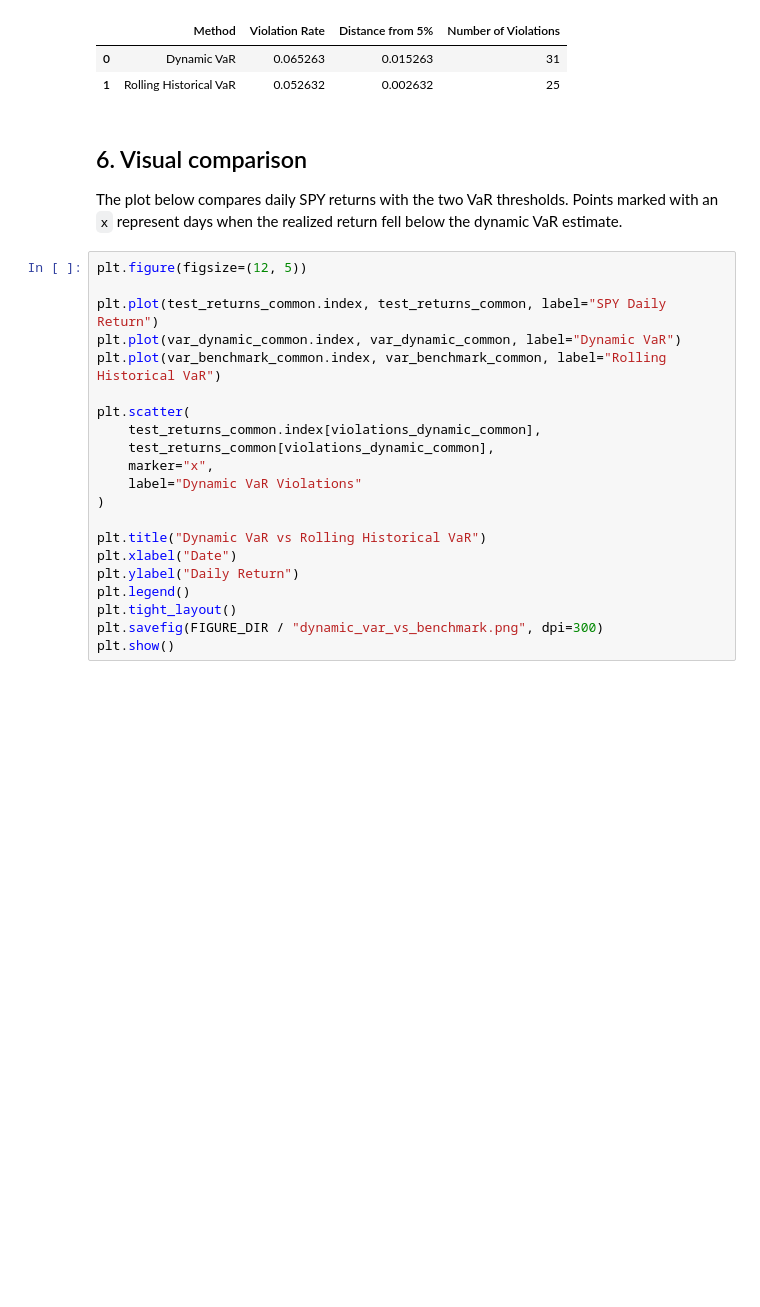
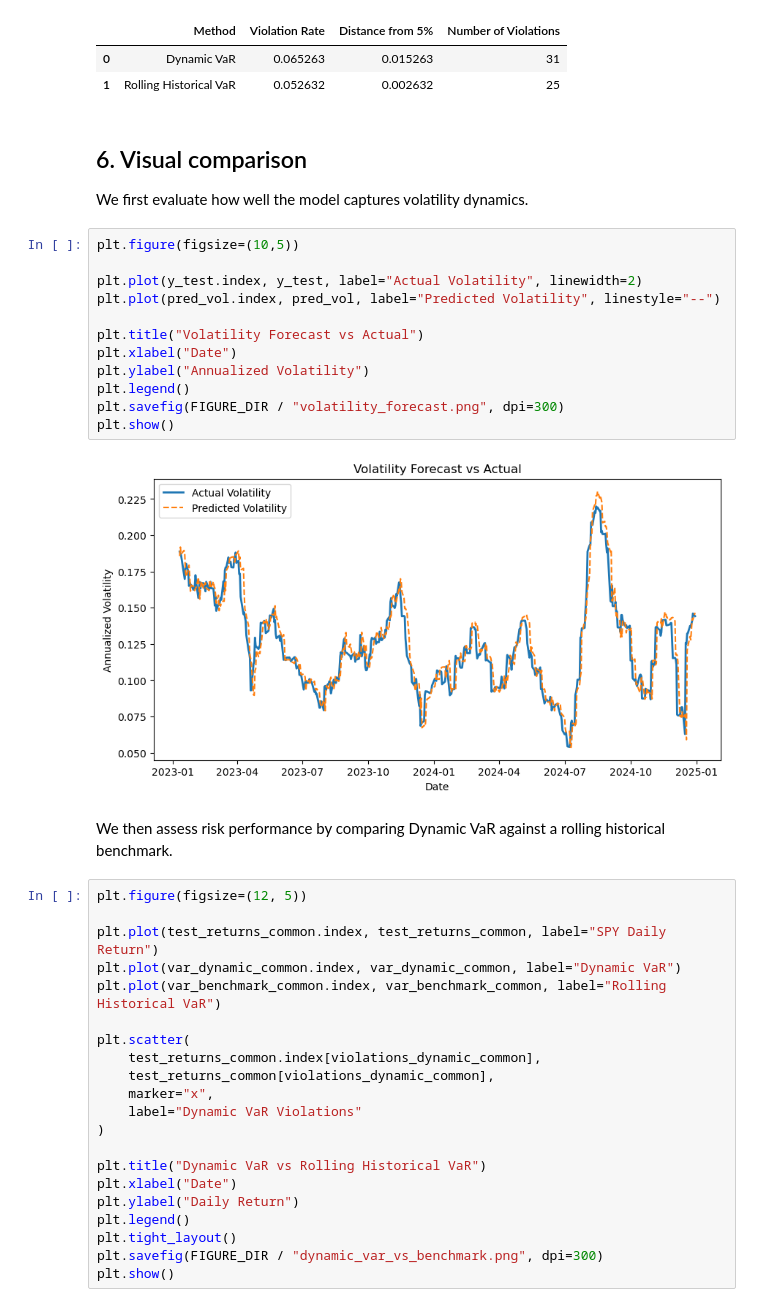
Before and after one commit to vinswwww/volatility-prediction-ml, a Jupyter notebook: notebooks/03_application_var_rewritten_src.ipynb, the cells around one changed output. Drawn from its saved outputs; the diff is of its cells as text; blank space fills up the shorter version.

```diff
--- a/notebooks/03_application_var_rewritten_src.ipynb
+++ b/notebooks/03_application_var_rewritten_src.ipynb
@@ -131,7 +131,23 @@ comparison_var
 # %% [markdown]
 ## 6. Visual comparison
 
-The plot below compares daily SPY returns with the two VaR thresholds. Points marked with an `x` represent days when the realized return fell below the dynamic VaR estimate.
+We first evaluate how well the model captures volatility dynamics.
+# %%
+plt.figure(figsize=(10,5))
+
+plt.plot(y_test.index, y_test, label="Actual Volatility", linewidth=2)
+plt.plot(pred_vol.index, pred_vol, label="Predicted Volatility", linestyle="--")
+
+plt.title("Volatility Forecast vs Actual")
+plt.xlabel("Date")
+plt.ylabel("Annualized Volatility")
+plt.legend()
+plt.savefig(FIGURE_DIR / "volatility_forecast.png", dpi=300)
+plt.show()
+# %% [output]
+[figure, added]
+# %% [markdown]
+We then assess risk performance by comparing Dynamic VaR against a rolling historical benchmark.
 # %%
 plt.figure(figsize=(12, 5))
 
```
Also changed, not shown: 2 other files.
